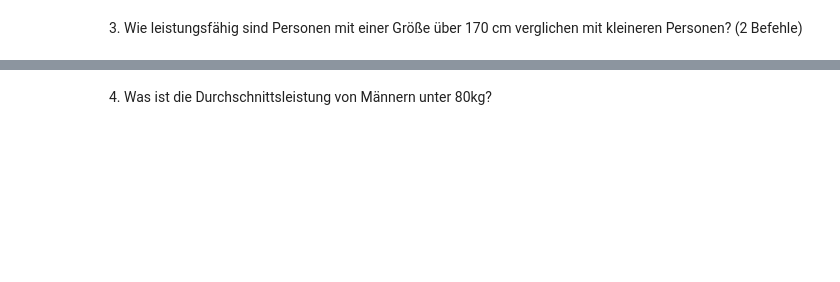
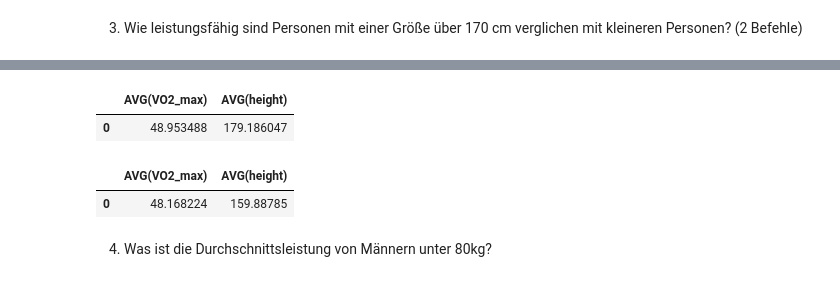
Before and after one commit to jhumci/MCI-MSE_Aufgaben, a Jupyter notebook: PÜ4/SQL-Übung.ipynb, the cells around one changed output, grey strips where cells are left out. Drawn from its saved outputs; the diff is of its cells as text; code cells hidden in the pictures; blank space fills up the shorter version.

```diff
--- a/PÜ4/SQL-Übung.ipynb
+++ b/PÜ4/SQL-Übung.ipynb
@@ -364,2 +347,12 @@ ps.sqldf(""" """)
+# %%
+ps.sqldf(""" SELECT AVG(VO2_max), AVG(height) FROM performance_data WHERE height > 170 """)
+# %% [output]
+|  | AVG(VO2_max) | AVG(height) |
+| 0 | 48.953488 | 179.186047 |
+# %%
+ps.sqldf(""" SELECT AVG(VO2_max), AVG(height) FROM performance_data WHERE height < 170 """)
+# %% [output]
+|  | AVG(VO2_max) | AVG(height) |
+| 0 | 48.168224 | 159.88785 |
 # %% [markdown]
 4. Was ist die Durchschnittsleistung von Männern unter 80kg?
```
Also changed, not shown: parts of 19 cells of this notebook.
